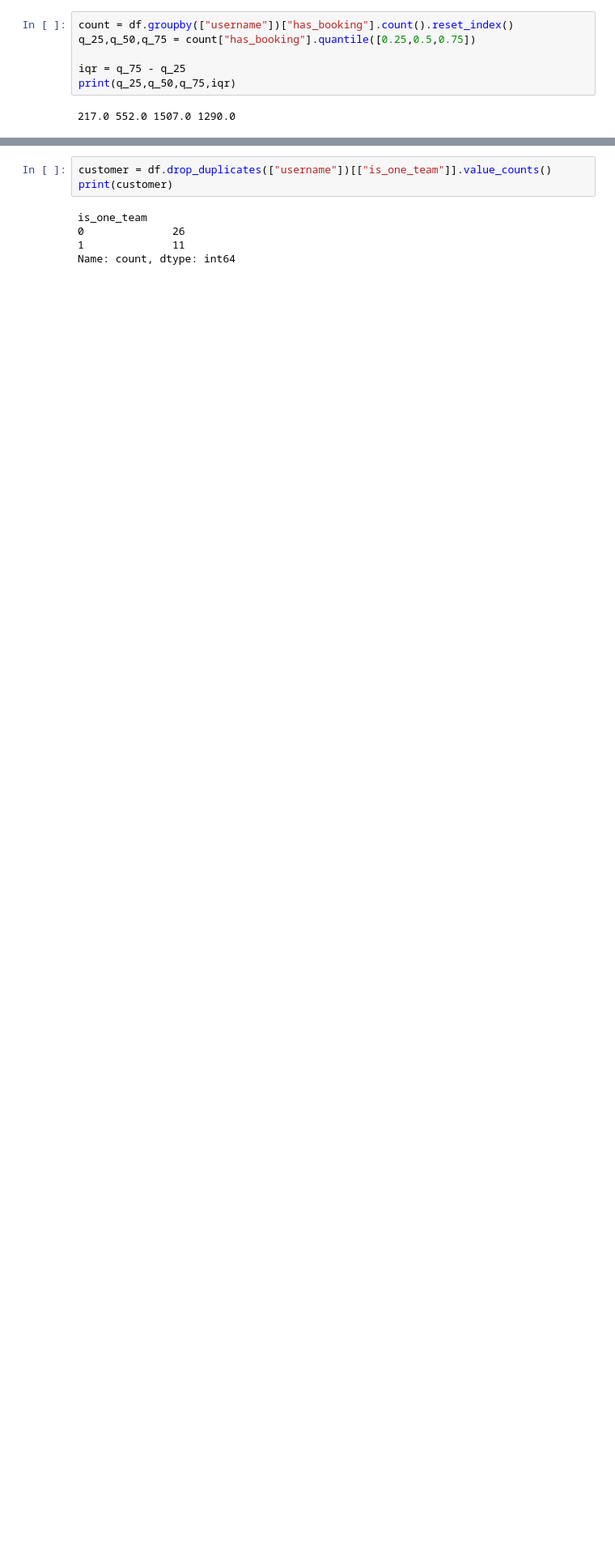
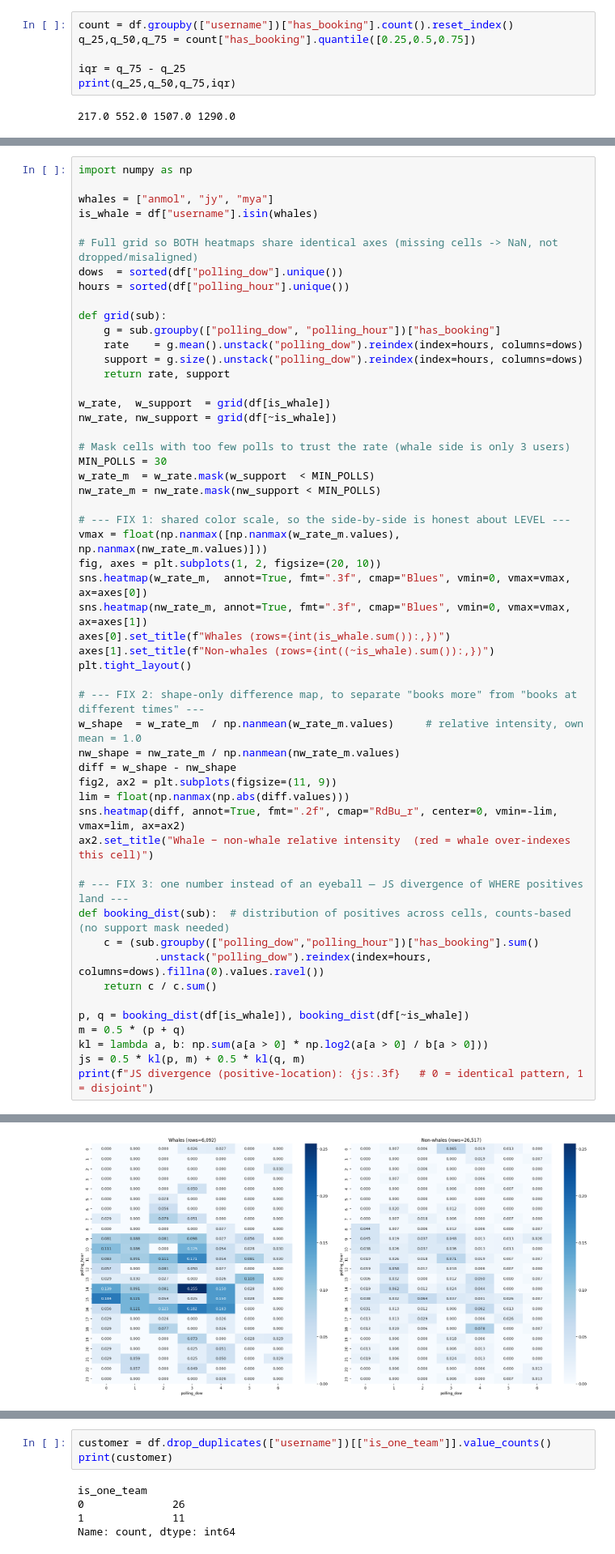
Before and after one commit to jun000111/cdc_ml, a Jupyter notebook: notebooks/0.02-eda-polling.ipynb, the cells around one changed output, grey strips where cells are left out. Shown at 81% size. Drawn from its saved outputs; the diff is of its cells as text; blank space fills up the shorter version.

```diff
--- a/notebooks/0.02-eda-polling.ipynb
+++ b/notebooks/0.02-eda-polling.ipynb
@@ -361,0 +448,54 @@ Gini: 0.497
+# %%
+import numpy as np
+
+whales = ["anmol", "jy", "mya"]
+is_whale = df["username"].isin(whales)
+
+# Full grid so BOTH heatmaps share identical axes (missing cells -> NaN, not dropped/misaligned)
+dows  = sorted(df["polling_dow"].unique())
+hours = sorted(df["polling_hour"].unique())
+
+def grid(sub):
+    g = sub.groupby(["polling_dow", "polling_hour"])["has_booking"]
+    rate    = g.mean().unstack("polling_dow").reindex(index=hours, columns=dows)
+    support = g.size().unstack("polling_dow").reindex(index=hours, columns=dows)
+    return rate, support
+
+w_rate,  w_support  = grid(df[is_whale])
+nw_rate, nw_support = grid(df[~is_whale])
+
+# Mask cells with too few polls to trust the rate (whale side is only 3 users)
+MIN_POLLS = 30
+w_rate_m  = w_rate.mask(w_support  < MIN_POLLS)
+nw_rate_m = nw_rate.mask(nw_support < MIN_POLLS)
+
+# --- FIX 1: shared color scale, so the side-by-side is honest about LEVEL ---
+vmax = float(np.nanmax([np.nanmax(w_rate_m.values), np.nanmax(nw_rate_m.values)]))
+fig, axes = plt.subplots(1, 2, figsize=(20, 10))
+sns.heatmap(w_rate_m,  annot=True, fmt=".3f", cmap="Blues", vmin=0, vmax=vmax, ax=axes[0])
+sns.heatmap(nw_rate_m, annot=True, fmt=".3f", cmap="Blues", vmin=0, vmax=vmax, ax=axes[1])
+axes[0].set_title(f"Whales (rows={int(is_whale.sum()):,})")
+axes[1].set_title(f"Non-whales (rows={int((~is_whale).sum()):,})")
+plt.tight_layout()
+
+# --- FIX 2: shape-only difference map, to separate "books more" from "books at different times" ---
+w_shape  = w_rate_m  / np.nanmean(w_rate_m.values)     # relative intensity, own mean = 1.0
+nw_shape = nw_rate_m / np.nanmean(nw_rate_m.values)
+diff = w_shape - nw_shape
+fig2, ax2 = plt.subplots(figsize=(11, 9))
+lim = float(np.nanmax(np.abs(diff.values)))
+sns.heatmap(diff, annot=True, fmt=".2f", cmap="RdBu_r", center=0, vmin=-lim, vmax=lim, ax=ax2)
+ax2.set_title("Whale − non-whale relative intensity  (red = whale over-indexes this cell)")
+
+# --- FIX 3: one number instead of an eyeball — JS divergence of WHERE positives land ---
+def booking_dist(sub):  # distribution of positives across cells, counts-based (no support mask needed)
+    c = (sub.groupby(["polling_dow","polling_hour"])["has_booking"].sum()
+            .unstack("polling_dow").reindex(index=hours, columns=dows).fillna(0).values.ravel())
+    return c / c.sum()
+
+p, q = booking_dist(df[is_whale]), booking_dist(df[~is_whale])
+m = 0.5 * (p + q)
+kl = lambda a, b: np.sum(a[a > 0] * np.log2(a[a > 0] / b[a > 0]))
+js = 0.5 * kl(p, m) + 0.5 * kl(q, m)
+print(f"JS divergence (positive-location): {js:.3f}   # 0 = identical pattern, 1 = disjoint")
+# %% [output]
@@ -361,0 +503 @@ Gini: 0.497
+[figure, added]
```
Also changed, not shown: parts of 40 cells of this notebook, 3 other files.
